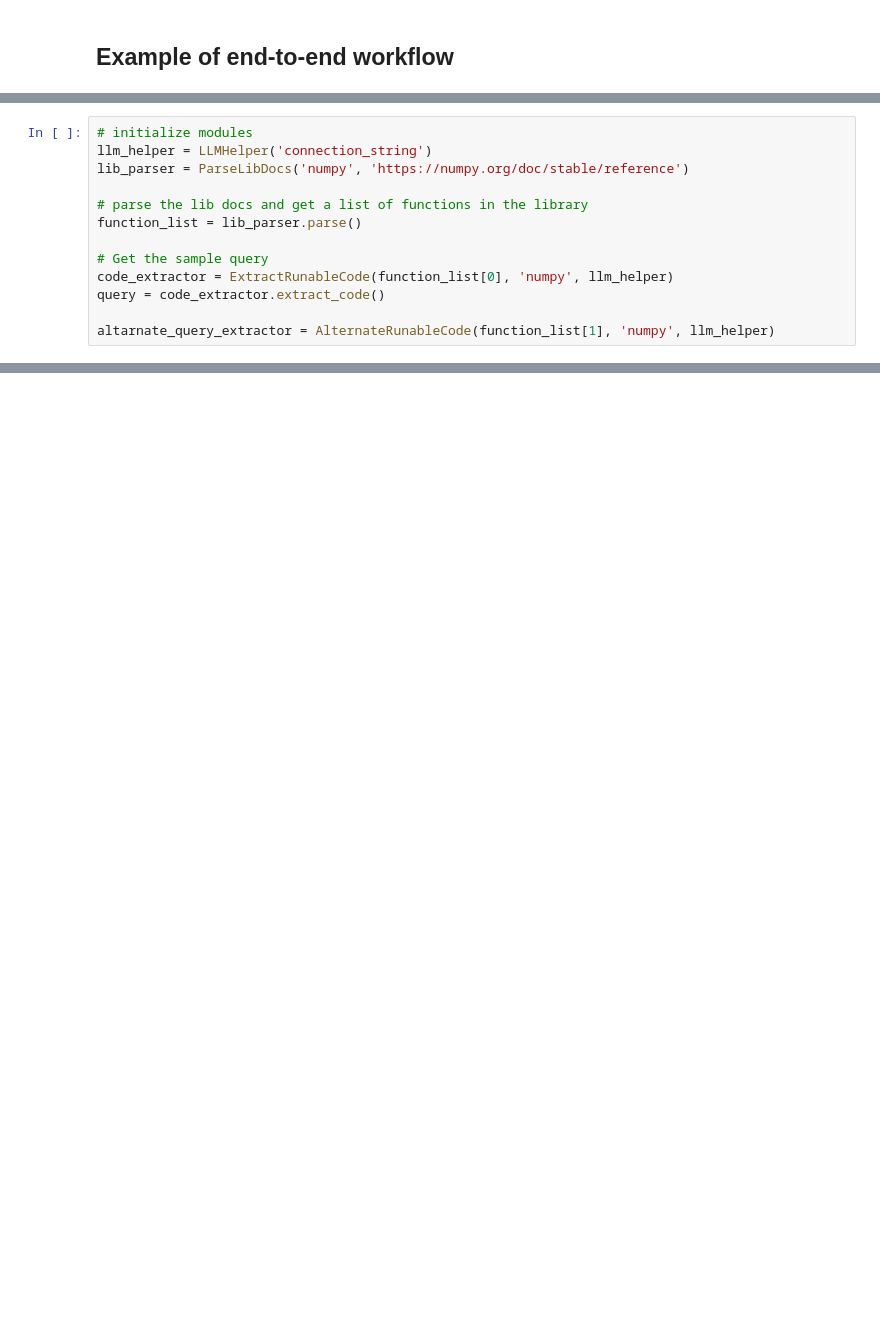
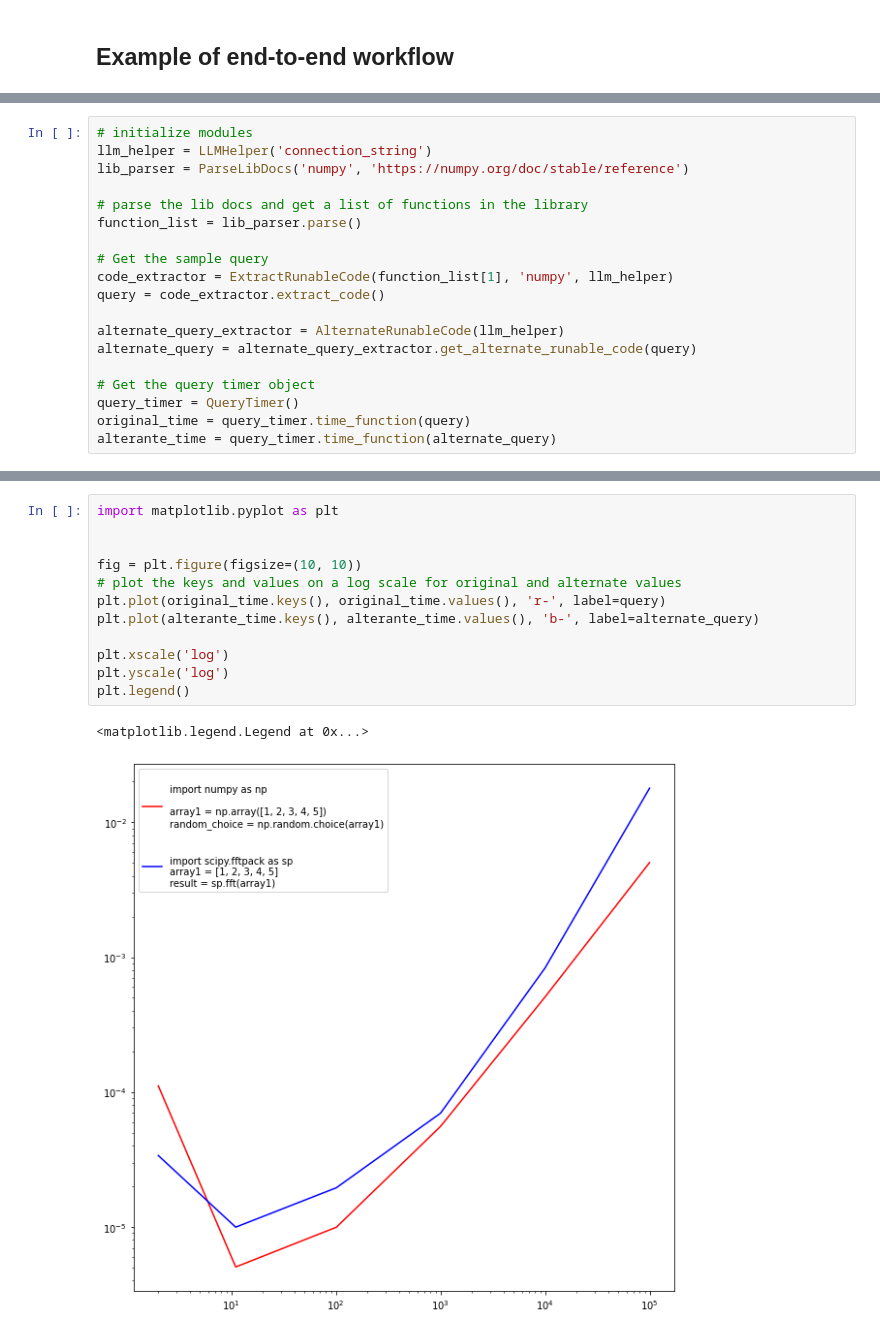
Before and after one commit to nikolai-kummer/pylib-benchmarks, a Jupyter notebook: end_to_end_workflow.ipynb, the cells around one changed output, grey strips where cells are left out. Cells and saved outputs as stored; diff of their text form; blank space fills up the shorter version.

```diff
--- a/end_to_end_workflow.ipynb
+++ b/end_to_end_workflow.ipynb
@@ -31,7 +15,13 @@ lib_parser = ParseLibDocs('numpy', 'https://numpy.org/doc/stable/reference')
 function_list = lib_parser.parse()
 
 # Get the sample query
-code_extractor = ExtractRunableCode(function_list[0], 'numpy', llm_helper)
+code_extractor = ExtractRunableCode(function_list[1], 'numpy', llm_helper)
 query = code_extractor.extract_code()
 
-altarnate_query_extractor = AlternateRunableCode(function_list[1], 'numpy', llm_helper)
+alternate_query_extractor = AlternateRunableCode(llm_helper)
+alternate_query = alternate_query_extractor.get_alternate_runable_code(query)
+
+# Get the query timer object
+query_timer = QueryTimer()
+original_time = query_timer.time_function(query)
+alterante_time = query_timer.time_function(alternate_query)
@@ -40,0 +28,15 @@ True
+# %%
+import matplotlib.pyplot as plt
+
+
+fig = plt.figure(figsize=(10, 10))
+# plot the keys and values on a log scale for original and alternate values
+plt.plot(original_time.keys(), original_time.values(), 'r-', label=query)
+plt.plot(alterante_time.keys(), alterante_time.values(), 'b-', label=alternate_query)
+
+plt.xscale('log')
+plt.yscale('log')
+plt.legend()
+# %% [output]
+<matplotlib.legend.Legend at 0x...>
+[figure, added]
```
Also changed, not shown: parts of 5 cells of this notebook, 3 other files.
